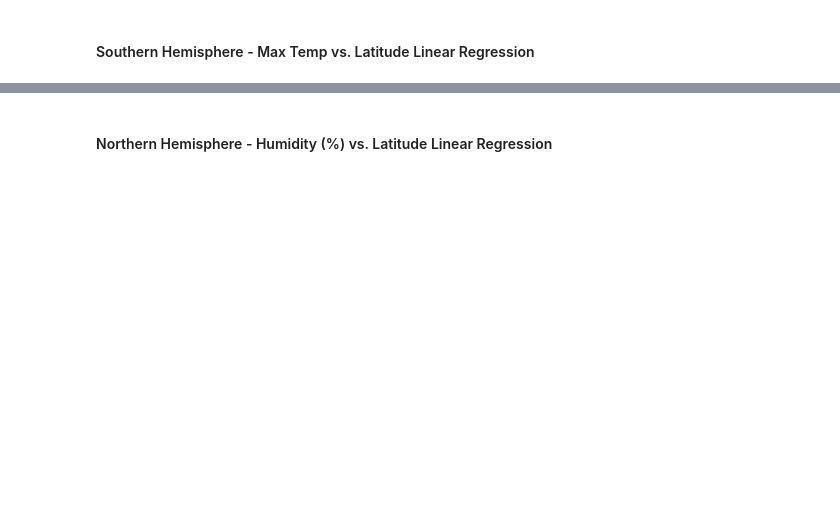
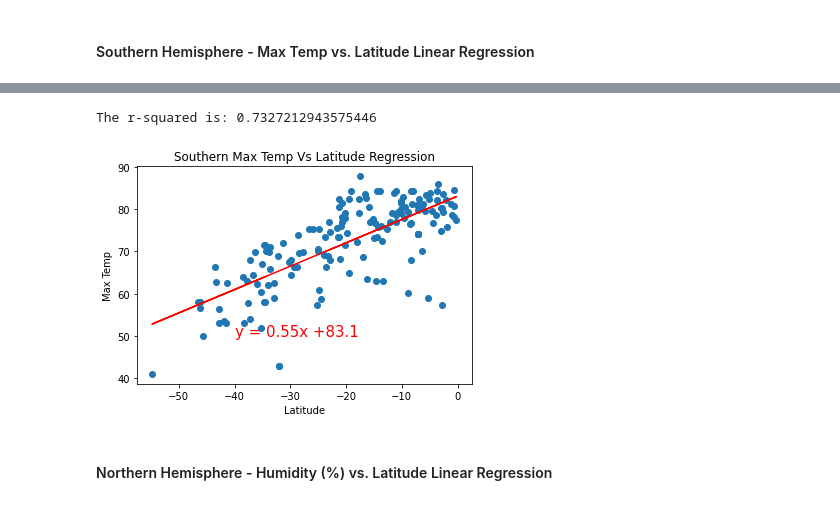
Before and after one commit to hopemeeeme/python_API2, a Jupyter notebook: starter_code/WeatherPy.ipynb, the cells around one changed output, grey strips where cells are left out. Saved outputs shown, nothing was run; the diff lists cells and outputs as text; code cells hidden in the pictures; blank space fills up the shorter version.

```diff
--- a/starter_code/WeatherPy.ipynb
+++ b/starter_code/WeatherPy.ipynb
@@ -332,0 +314,5 @@ The r-squared is: 0.760263355051646
+# %%
+linear_reg_plot(southern_hemisphere_df, 'Southern Max Temp Vs Latitude Regression', 'Max Temp', 'Max Temp', 'SouthernMaxTempVsLatitudeReg.png', (-40,50))
+# %% [output]
+The r-squared is: 0.7327212943575446
+[figure, added]
```
Also changed, not shown: parts of 41 cells of this notebook, 15 other files.
